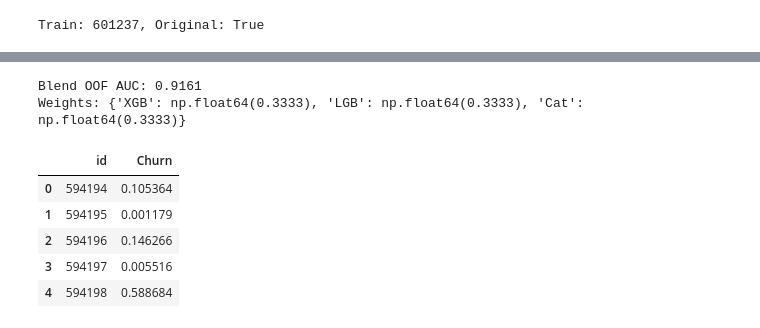
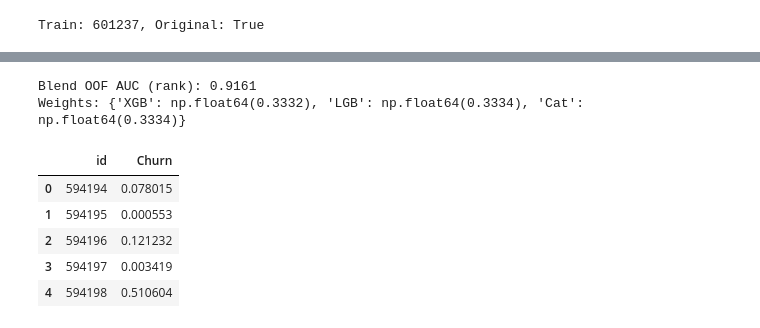
Before and after one commit to oivler/kaggle-predict-customer-churn, a Jupyter notebook: model.ipynb, the cells around one changed output, grey strips where cells are left out. Drawn from its saved outputs; the diff is of its cells as text; code cells hidden in the pictures.

```diff
--- a/model.ipynb
+++ b/model.ipynb
@@ -4,10 +4,12 @@
 # %%
-N_FOLDS = 10
-N_SEEDS = 5
-OPTUNA_TRIALS = 60
+N_FOLDS = 5
+N_SEEDS = 3
+OPTUNA_TRIALS = 50
 USE_RF_ET = False
 USE_ORIGINAL_DATA = True
 TARGET_ENC_M = 20
+BLEND_MODE = 'rank'
+USE_ISOTONIC_CALIBRATION = True
 # %%
 import numpy as np
 import pandas as pd
@@ -251,7 +236,9 @@ CatBoost Best CV AUC: 0.9158
 # %%
 from sklearn.ensemble import RandomForestClassifier, ExtraTreesClassifier
 from sklearn.metrics import roc_auc_score
+from sklearn.isotonic import IsotonicRegression
 from scipy.optimize import minimize
+from scipy.stats import rankdata
 
 n_models = 3 if not USE_RF_ET else 5
 oof = np.zeros((len(X_encoded), n_models))
@@ -280,8 +267,16 @@ for fold, (train_idx, val_idx) in enumerate(cv.split(X_encoded, y_full)):
         oof[val_idx, i] = m.predict_proba(X_val)[:, 1]
         test_preds[:, i] += m.predict_proba(X_test_encoded)[:, 1] / N_FOLDS
 
+def to_rank_percentiles(arr):
+    return (rankdata(arr) - 0.5) / len(arr)
+
+if BLEND_MODE == 'rank':
+    oof_blend_input = np.column_stack([to_rank_percentiles(oof[:, i]) for i in range(n_models)])
+else:
+    oof_blend_input = oof.copy()
+
 def neg_auc(w):
-    blend = oof @ w
+    blend = oof_blend_input @ w
     return -roc_auc_score(y_full, blend)
 
 best_auc = -1
@@ -295,35 +290,51 @@ for x0 in [np.ones(n_models)/n_models, np.array([0.5, 0.3, 0.2] if n_models==3 e
         best_auc = auc
         best_w = result.x
 blend_weights = best_w
-blend_oof = oof @ blend_weights
+blend_oof = oof_blend_input @ blend_weights
+
+if USE_ISOTONIC_CALIBRATION:
+    iso_calib = IsotonicRegression(out_of_bounds='clip')
+    iso_calib.fit(blend_oof, y_full)
+    blend_oof = np.clip(iso_calib.predict(blend_oof), 0, 1)
+
 names = ['XGB','LGB','Cat'] + (['RF','ET'] if USE_RF_ET else [])
-print(f"Blend OOF AUC: {roc_auc_score(y_full, blend_oof):.4f}")
+print(f"Blend OOF AUC ({BLEND_MODE}): {roc_auc_score(y_full, blend_oof):.4f}")
 print(f"Weights: {dict(zip(names, np.round(blend_weights, 4)))}")
 # %% [output]
-Blend OOF AUC: 0.9161
-Weights: {'XGB': np.float64(0.3333), 'LGB': np.float64(0.3333), 'Cat': np.float64(0.3333)}
+Blend OOF AUC (rank): 0.9161
+Weights: {'XGB': np.float64(0.3332), 'LGB': np.float64(0.3334), 'Cat': np.float64(0.3334)}
 # %%
-all_test_preds = [test_preds @ blend_weights]
+def blend_test(tp):
+    if BLEND_MODE == 'rank':
+        tp_input = np.column_stack([to_rank_percentiles(tp[:, i]) for i in range(n_models)])
+    else:
+        tp_input = tp
+    preds = tp_input @ blend_weights
+    if USE_ISOTONIC_CALIBRATION:
+        preds = np.clip(iso_calib.predict(preds), 0, 1)
+    return preds
+
+all_test_preds = [blend_test(test_preds)]
 for base_seed in [123, 456, 789, 2024, 2025][:N_SEEDS-1]:
     tp = np.zeros((len(X_test_encoded), n_models))
     for fold, (train_idx, val_idx) in enumerate(cv.split(X_encoded, y_full)):
         X_tr, X_val = X_encoded.iloc[train_idx], X_encoded.iloc[val_idx]
         y_tr = y_full.iloc[train_idx]
         sw_tr = sample_weights[train_idx]
         models = get_models(base_seed, fold)
         for i, m in enumerate(models):
             m.fit(X_tr, y_tr, sample_weight=sw_tr)
             tp[:, i] += m.predict_proba(X_test_encoded)[:, 1] / N_FOLDS
-    all_test_preds.append(tp @ blend_weights)
+    all_test_preds.append(blend_test(tp))
 
 final_preds = np.mean(all_test_preds, axis=0)
 submission = pd.DataFrame({'id': test_ids, 'Churn': final_preds})
 submission.to_csv('submission.csv', index=False)
 submission.head()
 # %% [output]
 |  | id | Churn |
-| 0 | 594194 | 0.105364 |
-| 1 | 594195 | 0.001179 |
-| 2 | 594196 | 0.146266 |
-| 3 | 594197 | 0.005516 |
-| 4 | 594198 | 0.588684 |
+| 0 | 594194 | 0.078015 |
+| 1 | 594195 | 0.000553 |
+| 2 | 594196 | 0.121232 |
+| 3 | 594197 | 0.003419 |
+| 4 | 594198 | 0.510604 |
```
Also changed, not shown: parts of 4 cells of this notebook.
